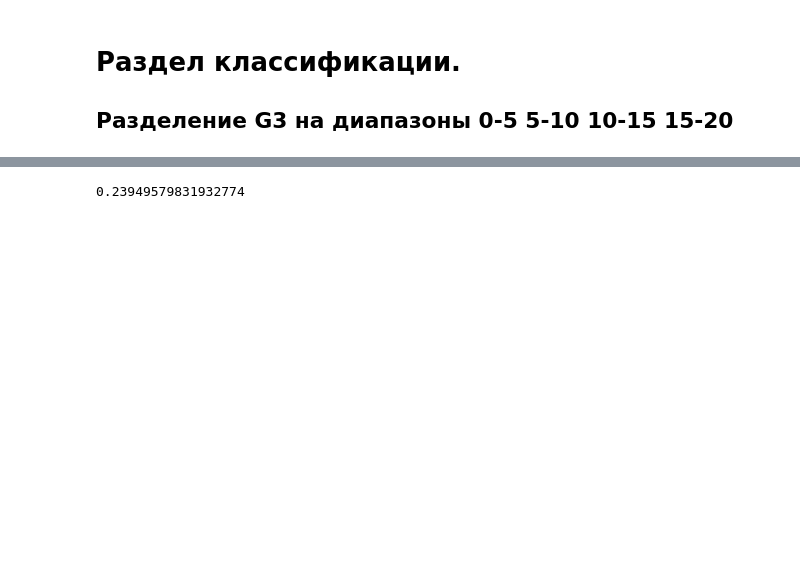
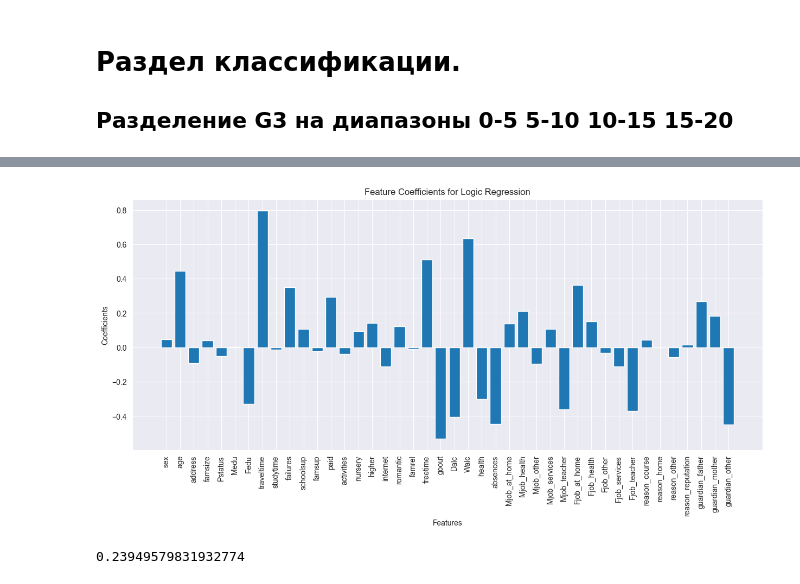
Before and after one commit to ViKarp/students, a Jupyter notebook: Analis.ipynb, the cells around one changed output, grey strips where cells are left out. Cells and saved outputs as stored; diff of their text form; code cells hidden in the pictures; blank space fills up the shorter version.

```diff
--- a/Analis.ipynb
+++ b/Analis.ipynb
@@ -546,3 +641,18 @@ Logic_model.score(mX_test_1,mY_test_1)
+# %%
+# Получение коэффициентов модели
+coefficients = Logic_model.coef_[0]
+# Получение названий признаков (если есть)
+feature_names = mX_test_1.columns
+# Визуализация коэффициентов
+fig = plt.figure(figsize=(15, 6))
+plt.bar(feature_names, coefficients)
+plt.xlabel('Features')
+plt.ylabel('Coefficients')
+plt.title('Feature Coefficients for Logic Regression')
+plt.xticks(rotation='vertical')
+plt.show()
+# %% [output]
+[figure, added]
 # %%
 tree_class_model = DecisionTreeClassifier(max_depth=6, min_samples_leaf=15)
 tree_class_model.fit(mX_train_1, mY_train_1)
```
Also changed, not shown: parts of 43 cells of this notebook.
